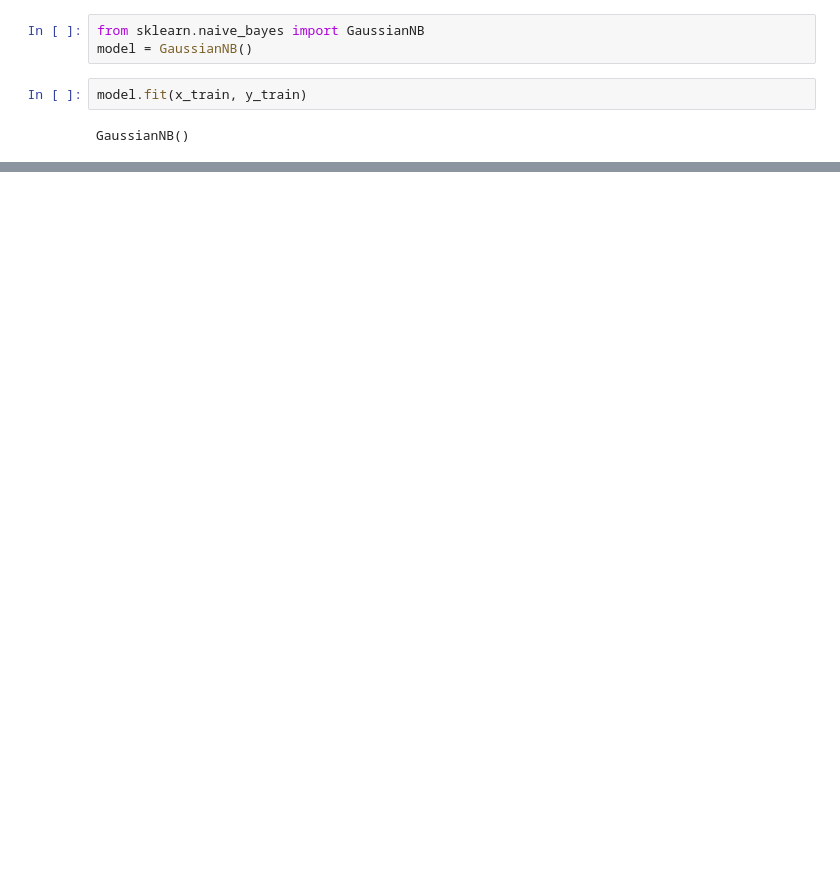
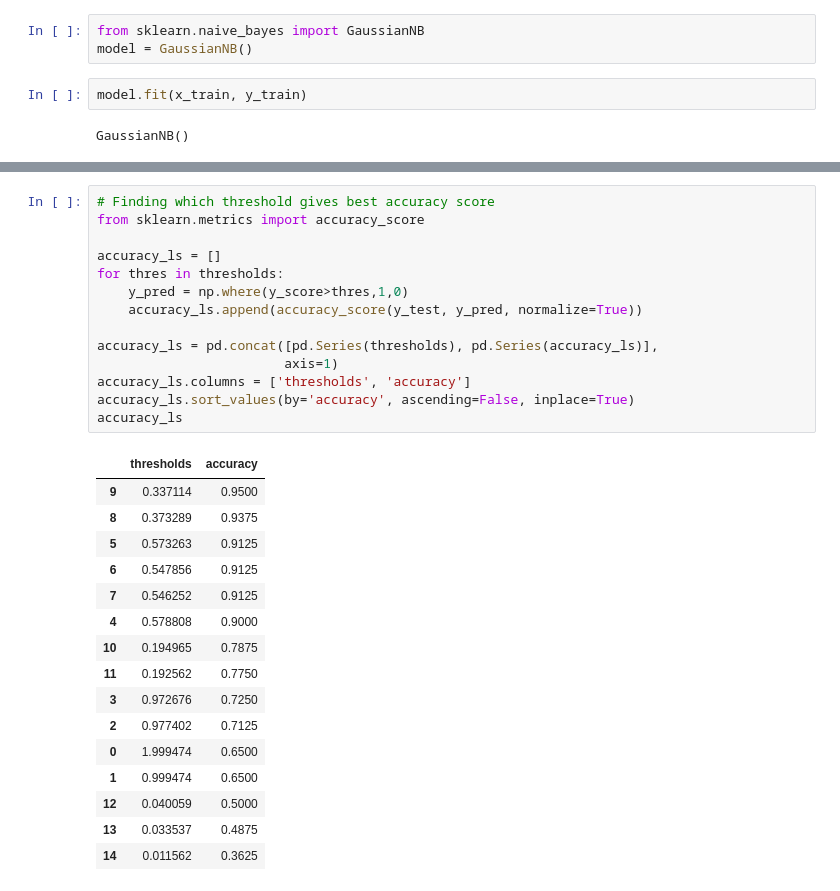
Before and after one commit to OmNikam04/TE_1sem, a Jupyter notebook: ML/Endsem_practicals/naive_bayes/naive_bayes.ipynb, the cells around one changed output, grey strips where cells are left out. Saved outputs shown, nothing was run; the diff lists cells and outputs as text; blank space fills up the shorter version.

```diff
--- a/ML/Endsem_practicals/naive_bayes/naive_bayes.ipynb
+++ b/ML/Endsem_practicals/naive_bayes/naive_bayes.ipynb
@@ -123,0 +210,31 @@ model.score(x_test, y_test)
+# %%
+# Finding which threshold gives best accuracy score
+from sklearn.metrics import accuracy_score
+
+accuracy_ls = []
+for thres in thresholds:
+    y_pred = np.where(y_score>thres,1,0)
+    accuracy_ls.append(accuracy_score(y_test, y_pred, normalize=True))
+
+accuracy_ls = pd.concat([pd.Series(thresholds), pd.Series(accuracy_ls)],
+                        axis=1)
+accuracy_ls.columns = ['thresholds', 'accuracy']
+accuracy_ls.sort_values(by='accuracy', ascending=False, inplace=True)
+accuracy_ls
+# %% [output]
+|  | thresholds | accuracy |
+| 9 | 0.337114 | 0.9500 |
+| 8 | 0.373289 | 0.9375 |
+| 5 | 0.573263 | 0.9125 |
+| 6 | 0.547856 | 0.9125 |
+| 7 | 0.546252 | 0.9125 |
+| 4 | 0.578808 | 0.9000 |
+| 10 | 0.194965 | 0.7875 |
+| 11 | 0.192562 | 0.7750 |
+| 3 | 0.972676 | 0.7250 |
+| 2 | 0.977402 | 0.7125 |
+| 0 | 1.999474 | 0.6500 |
+| 1 | 0.999474 | 0.6500 |
+| 12 | 0.040059 | 0.5000 |
+| 13 | 0.033537 | 0.4875 |
+| 14 | 0.011562 | 0.3625 |
```
Also changed, not shown: parts of 15 cells of this notebook, 1 other file.
